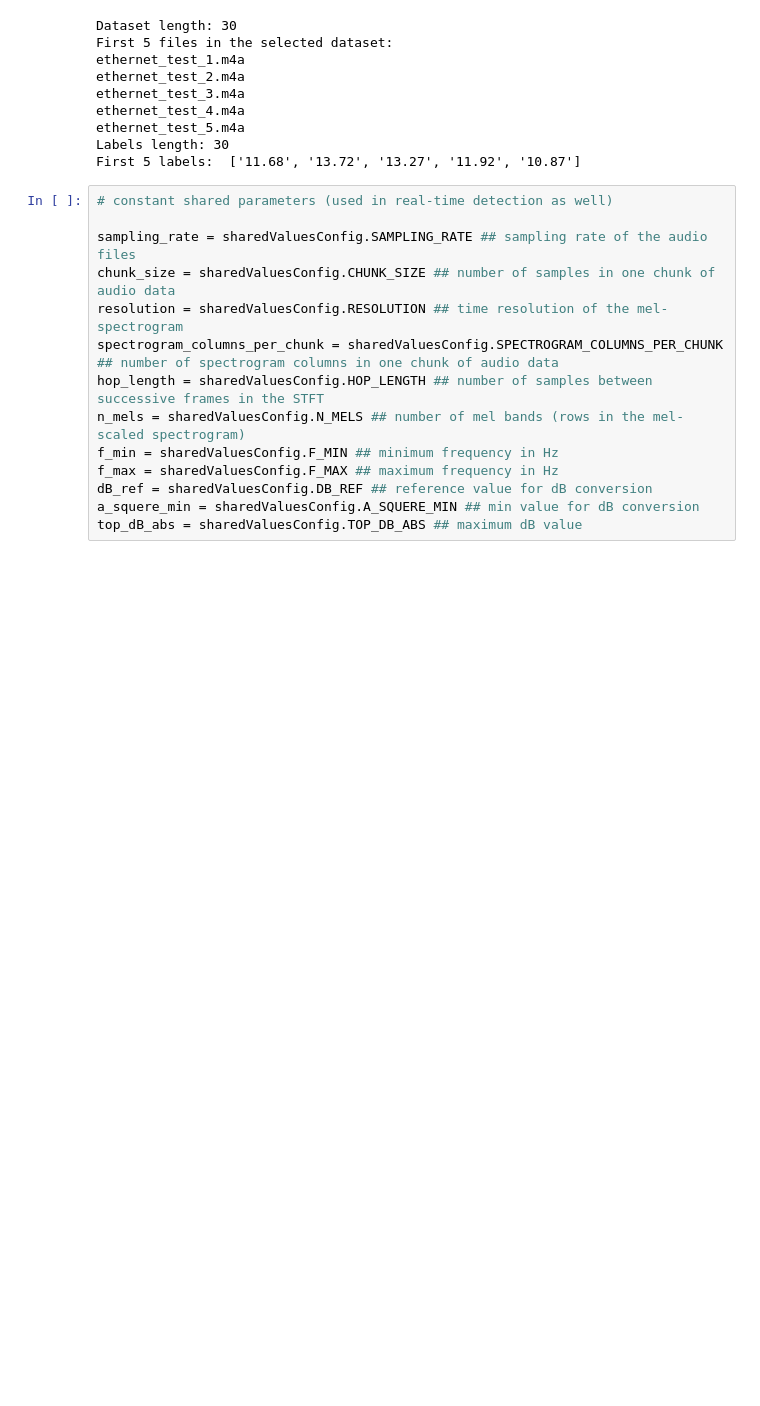
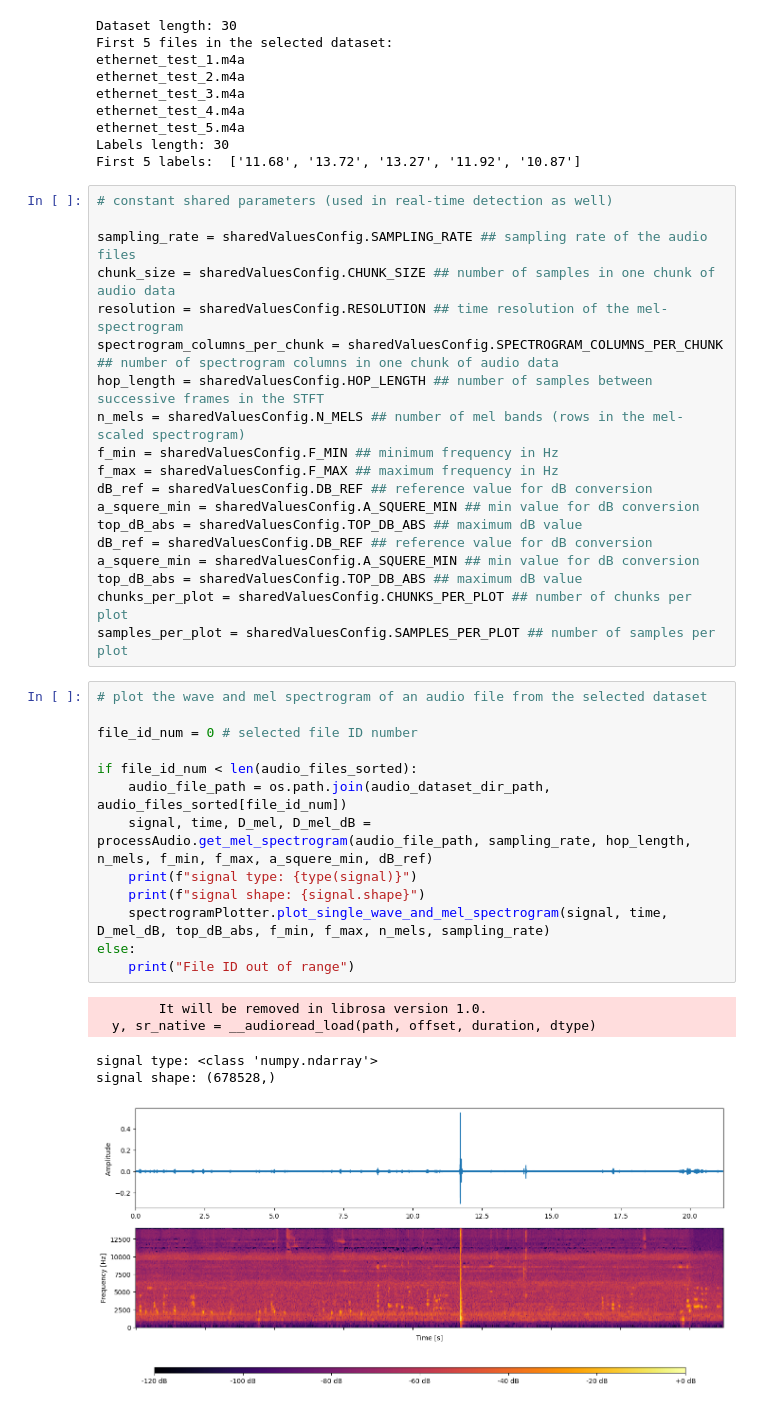
Before and after one commit to matteoseidl/Electrical_Connector_Click-Event_Detection, a Jupyter notebook: 01_Dataset/preprocessSingleClickAudioTest.ipynb, the cells around one changed output. Cells and saved outputs as stored; diff of their text form; blank space fills up the shorter version.

```diff
--- a/01_Dataset/preprocessSingleClickAudioTest.ipynb
+++ b/01_Dataset/preprocessSingleClickAudioTest.ipynb
@@ -119,3 +119,27 @@ f_max = sharedValuesConfig.F_MAX ## maximum frequency in Hz
 dB_ref = sharedValuesConfig.DB_REF ## reference value for dB conversion
 a_squere_min = sharedValuesConfig.A_SQUERE_MIN ## min value for dB conversion
 top_dB_abs = sharedValuesConfig.TOP_DB_ABS ## maximum dB value
+dB_ref = sharedValuesConfig.DB_REF ## reference value for dB conversion
+a_squere_min = sharedValuesConfig.A_SQUERE_MIN ## min value for dB conversion
+top_dB_abs = sharedValuesConfig.TOP_DB_ABS ## maximum dB value
+chunks_per_plot = sharedValuesConfig.CHUNKS_PER_PLOT ## number of chunks per plot
+samples_per_plot = sharedValuesConfig.SAMPLES_PER_PLOT ## number of samples per plot
+# %%
+# plot the wave and mel spectrogram of an audio file from the selected dataset
+
+file_id_num = 0 # selected file ID number
+
+if file_id_num < len(audio_files_sorted):
+    audio_file_path = os.path.join(audio_dataset_dir_path, audio_files_sorted[file_id_num])
+    signal, time, D_mel, D_mel_dB = processAudio.get_mel_spectrogram(audio_file_path, sampling_rate, hop_length, n_mels, f_min, f_max, a_squere_min, dB_ref)
+    print(f"signal type: {type(signal)}")
+    print(f"signal shape: {signal.shape}")
+    spectrogramPlotter.plot_single_wave_and_mel_spectrogram(signal, time, D_mel_dB, top_dB_abs, f_min, f_max, n_mels, sampling_rate)
+else:
+    print("File ID out of range")
+# %% [output]
+        It will be removed in librosa version 1.0.
+  y, sr_native = __audioread_load(path, offset, duration, dtype)
+signal type: <class 'numpy.ndarray'>
+signal shape: (678528,)
+[figure, added]
```
Also changed, not shown: parts of 7 cells of this notebook, 2 other files.
